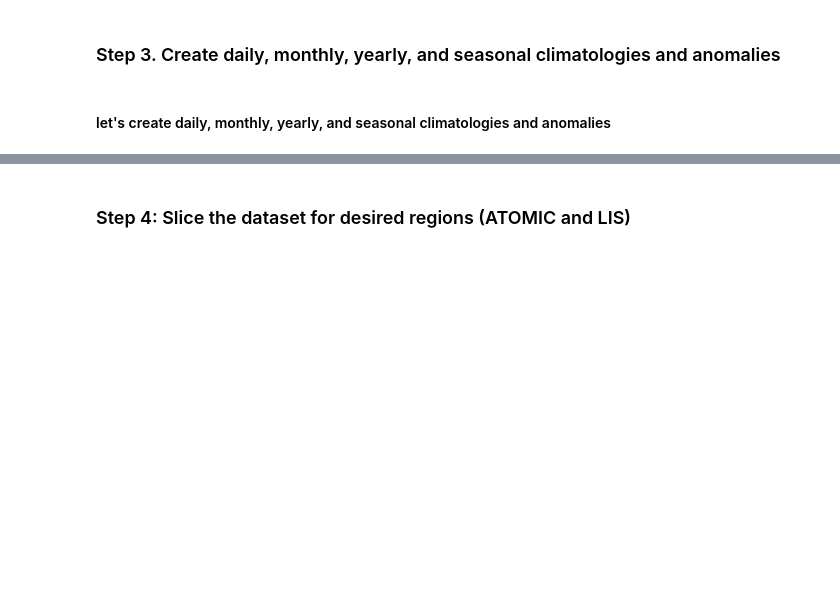
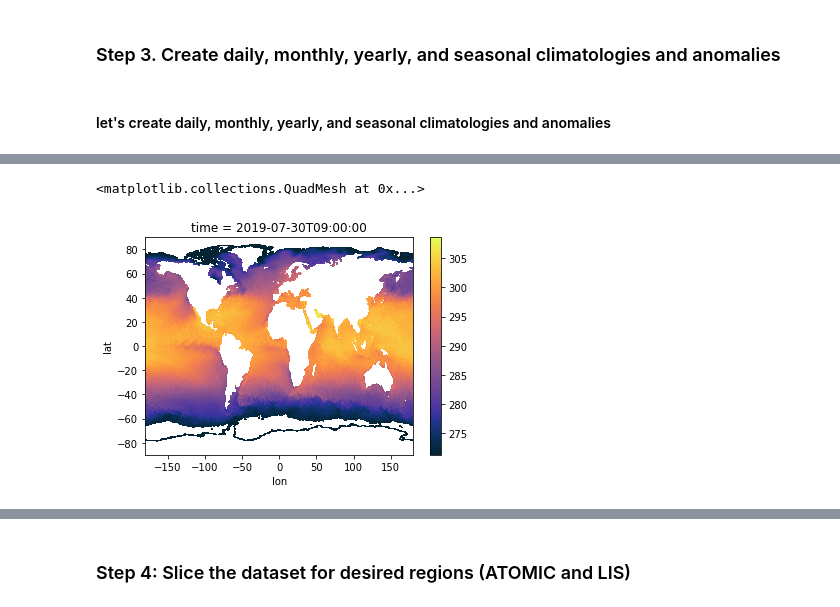
Before and after one commit to MackenzieBlanusa/MARN5895_RC_Final, a Jupyter notebook: MUR_messaround.ipynb, the cells around one changed output, grey strips where cells are left out. Drawn from its saved outputs; the diff is of its cells as text; code cells hidden in the pictures; blank space fills up the shorter version.

```diff
--- a/MUR_messaround.ipynb
+++ b/MUR_messaround.ipynb
@@ -243,0 +310,2 @@ seasonal_anom = sst_monthly.groupby('time.season')-seasonal_clima
+# %%
+mybirthday = sst_masked.sel(time='2019-07-30')
@@ -243,0 +340,7 @@ seasonal_anom = sst_monthly.groupby('time.season')-seasonal_clima
+# %%
+mybirthday = mybirthday.coarsen(lat=10,lon=10,boundary='trim').mean()
+# %%
+mybirthday.plot(cmap='cmo.thermal')
+# %% [output]
+<matplotlib.collections.QuadMesh at 0x...>
+[figure, added]
```
Also changed, not shown: parts of 61 cells of this notebook.
